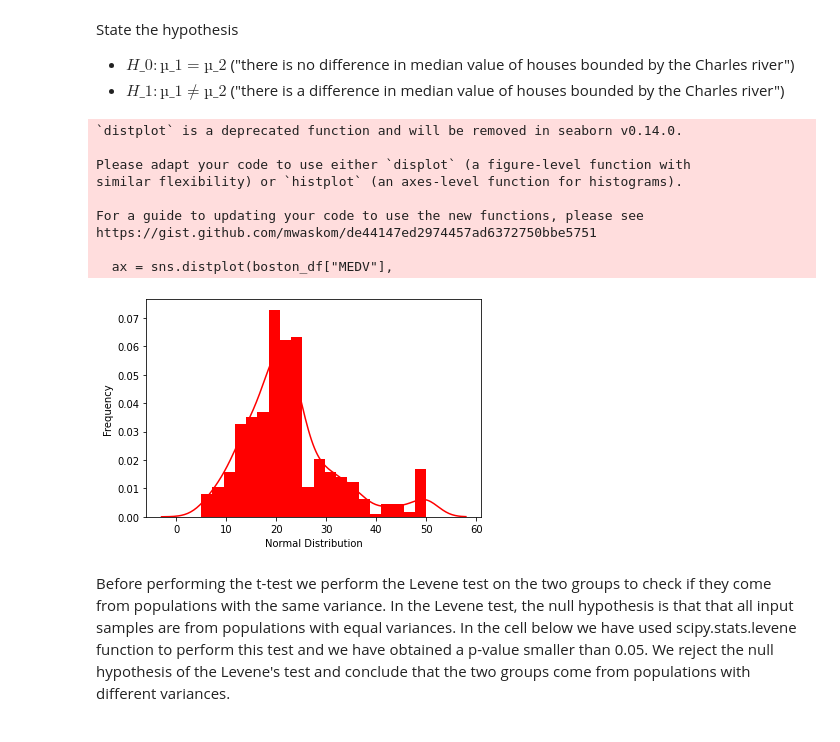
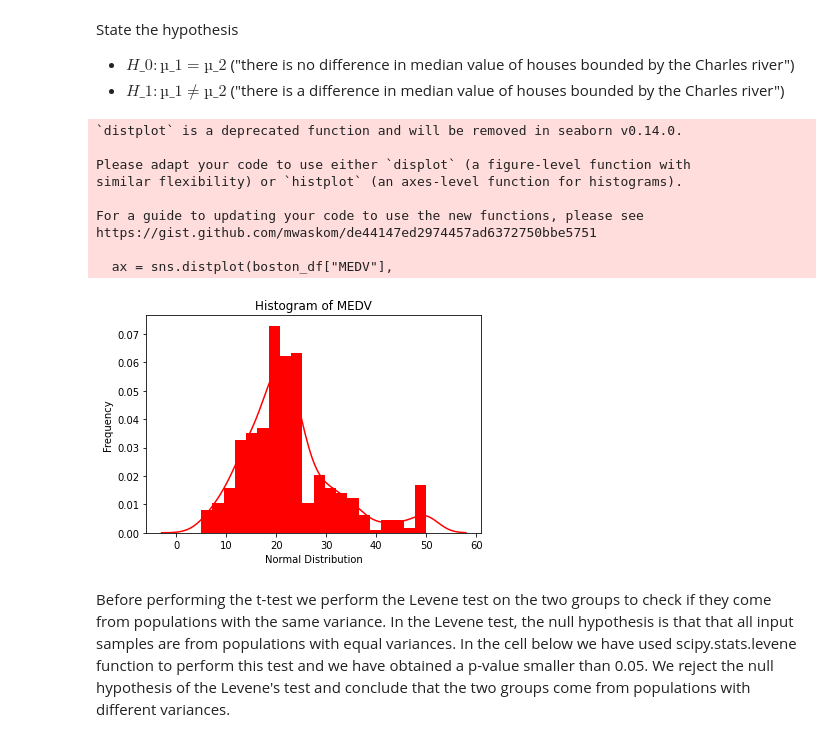
Before and after one commit to artur-amorim/boston_housing_pricing, a Jupyter notebook: boston_housing_data.ipynb, the cells around one changed output. Drawn from its saved outputs; the diff is of its cells as text; code cells hidden in the pictures.

Commit message:
Add missing titles and legends to visualisations.

```diff
--- a/boston_housing_data.ipynb
+++ b/boston_housing_data.ipynb
@@ -188,22 +188,22 @@ State the hypothesis
 # %%
 ax = sns.distplot(boston_df["MEDV"],
                   bins=20,
                   kde=True,
                   color='red',
                   hist_kws={"linewidth": 15,'alpha':1})
-ax.set(xlabel='Normal Distribution', ylabel='Frequency')
+ax.set(title="Histogram of MEDV", xlabel='Normal Distribution', ylabel='Frequency')
 plt.show()
 # %% [output]
 `distplot` is a deprecated function and will be removed in seaborn v0.14.0.
 
 Please adapt your code to use either `displot` (a figure-level function with
 similar flexibility) or `histplot` (an axes-level function for histograms).
 
 For a guide to updating your code to use the new functions, please see
 https://gist.github.com/mwaskom/de44147ed2974457ad6372750bbe5751
 
   ax = sns.distplot(boston_df["MEDV"],
-[figure, old version]
+[figure, new version]
 # %%
 # Split the data into two groups
 bounded_by_river = boston_df[boston_df["CHAS"] == 1]["MEDV"]
```
Also changed, not shown: parts of 3 cells of this notebook.
